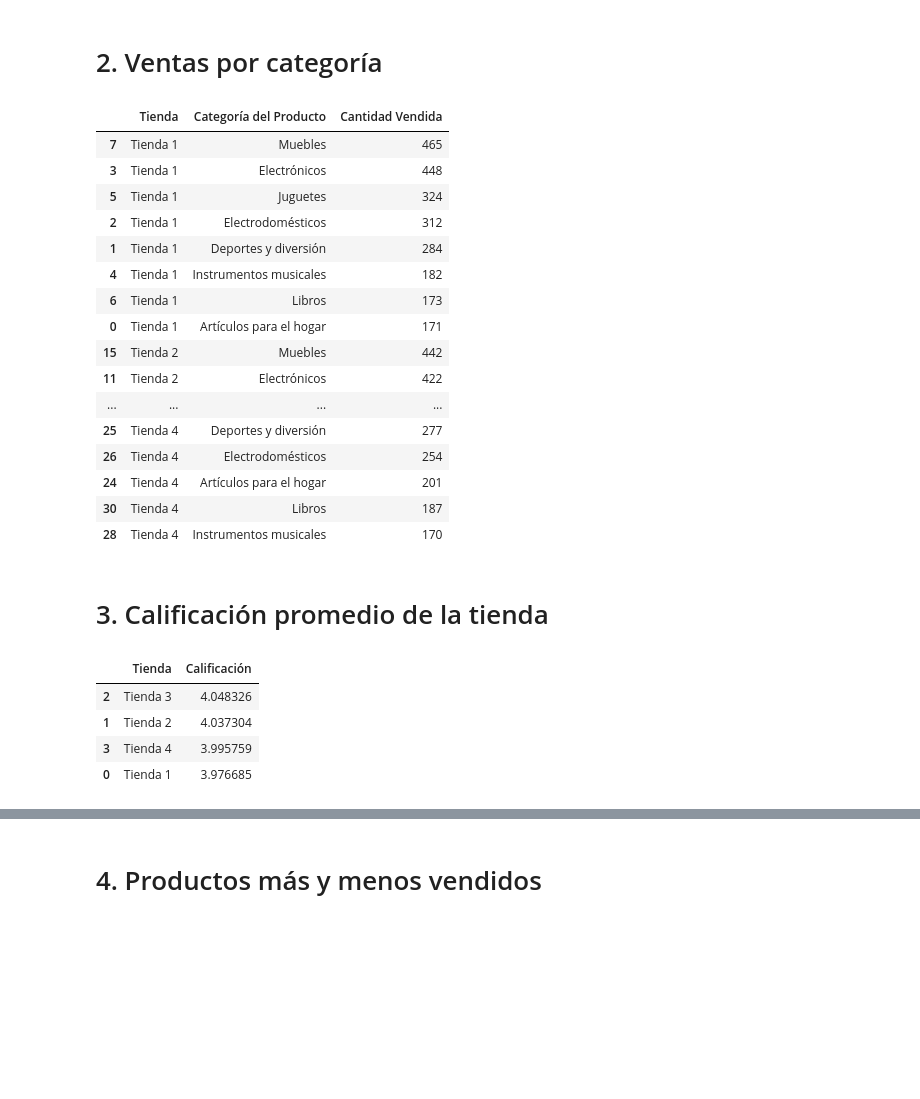
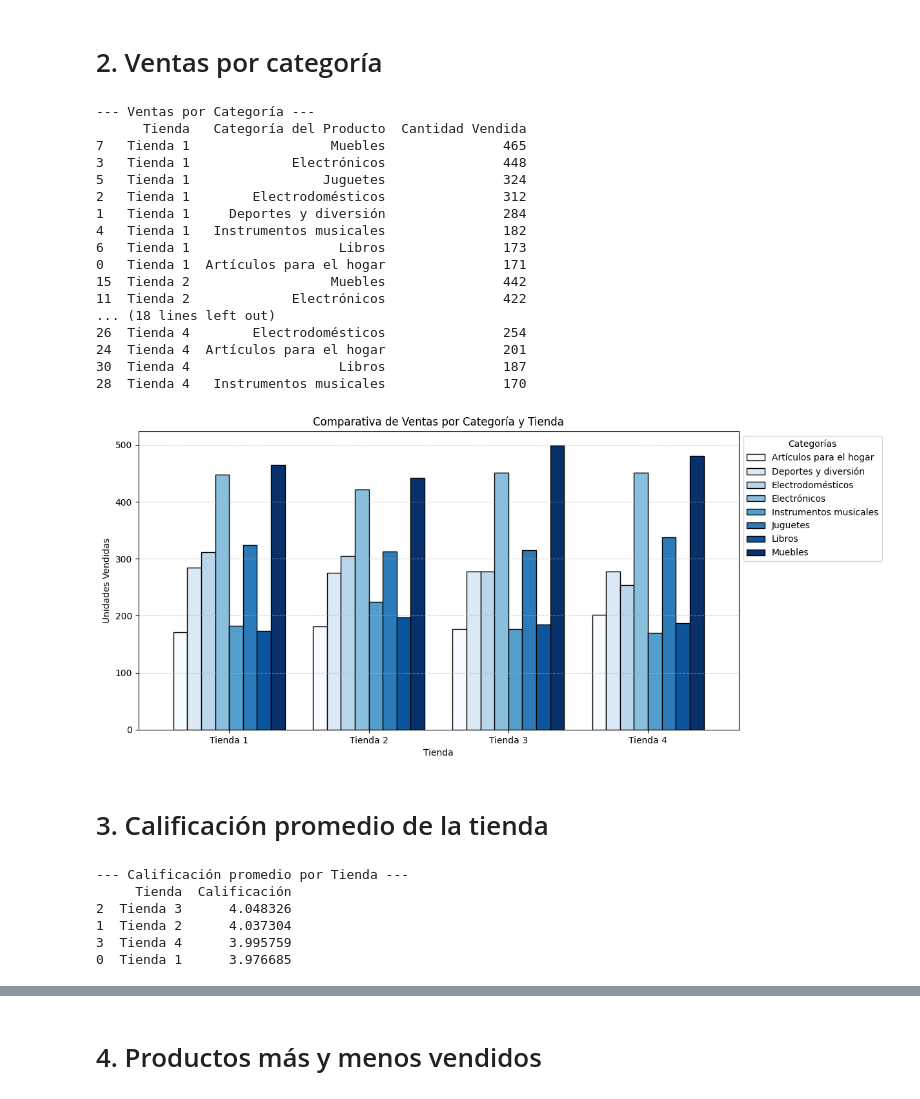
Before and after one commit to Alexis-Casanova/challenge-alura-store, a Jupyter notebook: AluraStoreLatam.ipynb, the cells around one changed output, grey strips where cells are left out. Cells and saved outputs as stored; diff of their text form; code cells hidden in the pictures; blank space fills up the shorter version.

```diff
--- a/AluraStoreLatam.ipynb
+++ b/AluraStoreLatam.ipynb
@@ -66,35 +87,54 @@ dtype: float64
 ventas_por_categoria = df_total.groupby(['Tienda', 'Categoría del Producto']).size().reset_index(name='Cantidad Vendida')
 
 ventas_por_categoria = ventas_por_categoria.sort_values(by=['Tienda', 'Cantidad Vendida'], ascending=[True, False])
-ventas_por_categoria
+print("--- Ventas por Categoría ---")
+print(ventas_por_categoria)
 # %% [output]
-|  | Tienda | Categoría del Producto | Cantidad Vendida |
-| 7 | Tienda 1 | Muebles | 465 |
-| 3 | Tienda 1 | Electrónicos | 448 |
-| 5 | Tienda 1 | Juguetes | 324 |
-| 2 | Tienda 1 | Electrodomésticos | 312 |
-| 1 | Tienda 1 | Deportes y diversión | 284 |
-| 4 | Tienda 1 | Instrumentos musicales | 182 |
-| 6 | Tienda 1 | Libros | 173 |
-| 0 | Tienda 1 | Artículos para el hogar | 171 |
-| 15 | Tienda 2 | Muebles | 442 |
-| 11 | Tienda 2 | Electrónicos | 422 |
-| ... | ... | ... | ... |
-| 25 | Tienda 4 | Deportes y diversión | 277 |
-| 26 | Tienda 4 | Electrodomésticos | 254 |
-| 24 | Tienda 4 | Artículos para el hogar | 201 |
-| 30 | Tienda 4 | Libros | 187 |
-| 28 | Tienda 4 | Instrumentos musicales | 170 |
+--- Ventas por Categoría ---
+      Tienda   Categoría del Producto  Cantidad Vendida
+7   Tienda 1                  Muebles               465
+3   Tienda 1             Electrónicos               448
+5   Tienda 1                 Juguetes               324
+2   Tienda 1        Electrodomésticos               312
+1   Tienda 1     Deportes y diversión               284
+4   Tienda 1   Instrumentos musicales               182
+6   Tienda 1                   Libros               173
+0   Tienda 1  Artículos para el hogar               171
+15  Tienda 2                  Muebles               442
+11  Tienda 2             Electrónicos               422
+... (18 lines left out)
+26  Tienda 4        Electrodomésticos               254
+24  Tienda 4  Artículos para el hogar               201
+30  Tienda 4                   Libros               187
+28  Tienda 4   Instrumentos musicales               170
+# %%
+import matplotlib.pyplot as plt
+
+# Pivote para poder verlas como "columnas"
+df_pivot = ventas_por_categoria.pivot(index='Tienda', columns='Categoría del Producto', values='Cantidad Vendida')
+# Gráfico
+df_pivot.plot(kind='bar', figsize=(12, 6), width=0.8, colormap='Blues', edgecolor='black')
+
+plt.title('Comparativa de Ventas por Categoría y Tienda')
+plt.ylabel('Unidades Vendidas')
+plt.xticks(rotation=0)
+plt.legend(title='Categorías', bbox_to_anchor=(1, 1))
+plt.grid(axis='y', linestyle='--', alpha=0.6)
+plt.show()
+# %% [output]
+[figure, added]
 # %% [markdown]
 # 3. Calificación promedio de la tienda
 # %%
 calificacion_por_tienda = df_total.groupby('Tienda')['Calificación'].mean().reset_index()
 
 calificacion_por_tienda = calificacion_por_tienda.sort_values(by='Calificación', ascending=False)
-calificacion_por_tienda
+print("--- Calificación promedio por Tienda ---")
+print(calificacion_por_tienda)
 # %% [output]
-|  | Tienda | Calificación |
-| 2 | Tienda 3 | 4.048326 |
-| 1 | Tienda 2 | 4.037304 |
-| 3 | Tienda 4 | 3.995759 |
-| 0 | Tienda 1 | 3.976685 |
+--- Calificación promedio por Tienda ---
+     Tienda  Calificación
+2  Tienda 3      4.048326
+1  Tienda 2      4.037304
+3  Tienda 4      3.995759
+0  Tienda 1      3.976685
```
Also changed, not shown: parts of 11 cells of this notebook.
